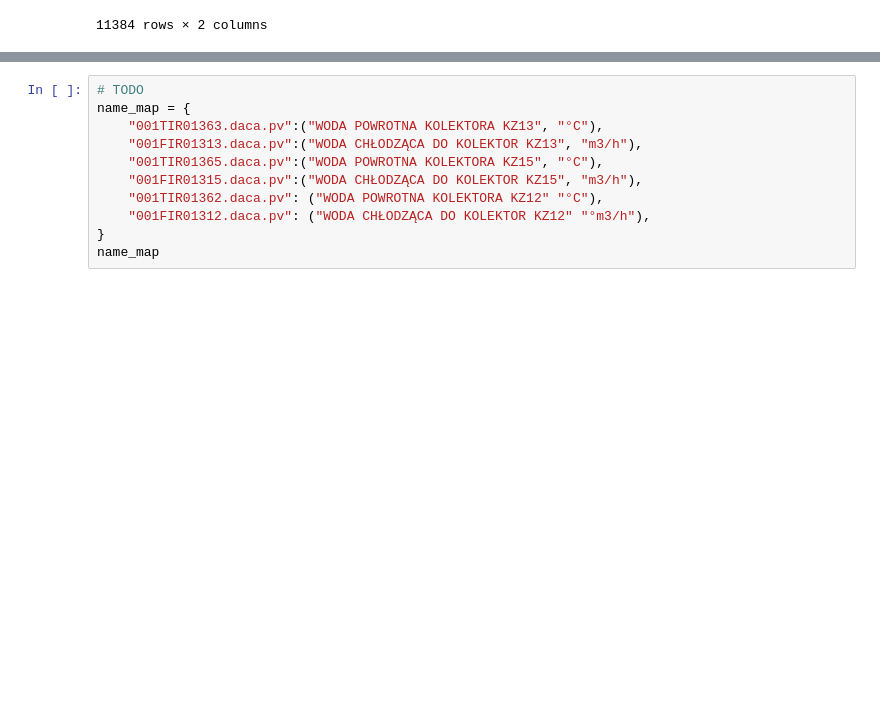
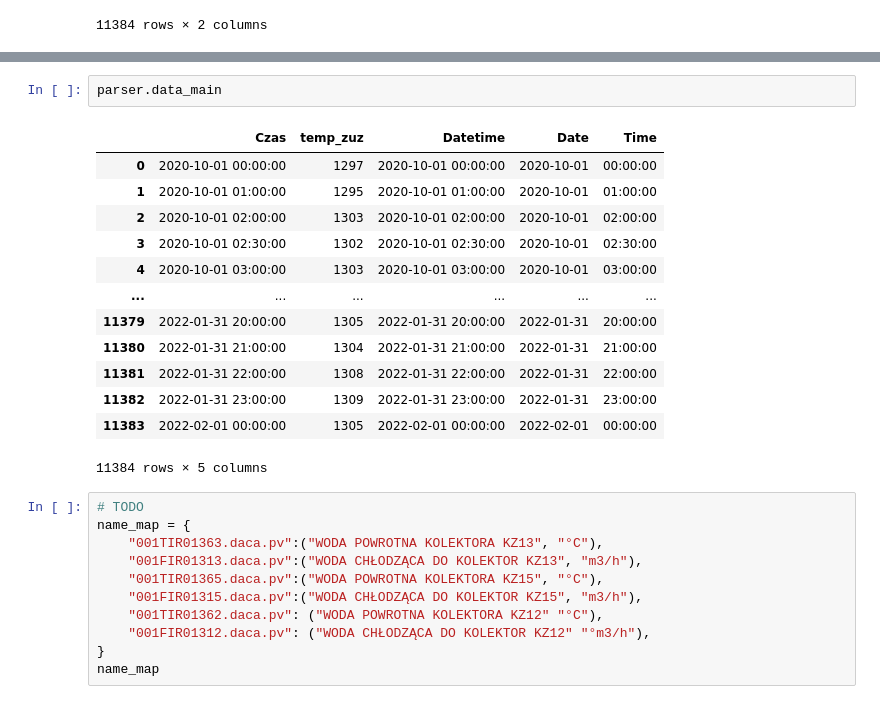
Before and after one commit to kinoai/cuvalleyhack2022, a Jupyter notebook: notebooks/ashleve-initial-data-exploration.ipynb, the cells around one changed output, grey strips where cells are left out. Saved outputs shown, nothing was run; the diff lists cells and outputs as text; blank space fills up the shorter version.

Commit message:
Update initial data exploration

```diff
--- a/notebooks/ashleve-initial-data-exploration.ipynb
+++ b/notebooks/ashleve-initial-data-exploration.ipynb
@@ -108,3 +147,19 @@ df.head()
+# %%
+parser.data_main
+# %% [output]
+|  | Czas | temp_zuz | Datetime | Date | Time |
+| 0 | 2020-10-01 00:00:00 | 1297 | 2020-10-01 00:00:00 | 2020-10-01 | 00:00:00 |
+| 1 | 2020-10-01 01:00:00 | 1295 | 2020-10-01 01:00:00 | 2020-10-01 | 01:00:00 |
+| 2 | 2020-10-01 02:00:00 | 1303 | 2020-10-01 02:00:00 | 2020-10-01 | 02:00:00 |
+| 3 | 2020-10-01 02:30:00 | 1302 | 2020-10-01 02:30:00 | 2020-10-01 | 02:30:00 |
+| 4 | 2020-10-01 03:00:00 | 1303 | 2020-10-01 03:00:00 | 2020-10-01 | 03:00:00 |
+| ... | ... | ... | ... | ... | ... |
+| 11379 | 2022-01-31 20:00:00 | 1305 | 2022-01-31 20:00:00 | 2022-01-31 | 20:00:00 |
+| 11380 | 2022-01-31 21:00:00 | 1304 | 2022-01-31 21:00:00 | 2022-01-31 | 21:00:00 |
+| 11381 | 2022-01-31 22:00:00 | 1308 | 2022-01-31 22:00:00 | 2022-01-31 | 22:00:00 |
+| 11382 | 2022-01-31 23:00:00 | 1309 | 2022-01-31 23:00:00 | 2022-01-31 | 23:00:00 |
+| 11383 | 2022-02-01 00:00:00 | 1305 | 2022-02-01 00:00:00 | 2022-02-01 | 00:00:00 |
+11384 rows × 5 columns
 # %%
 # TODO
 name_map = {
```
Also changed, not shown: parts of 11 cells of this notebook.
